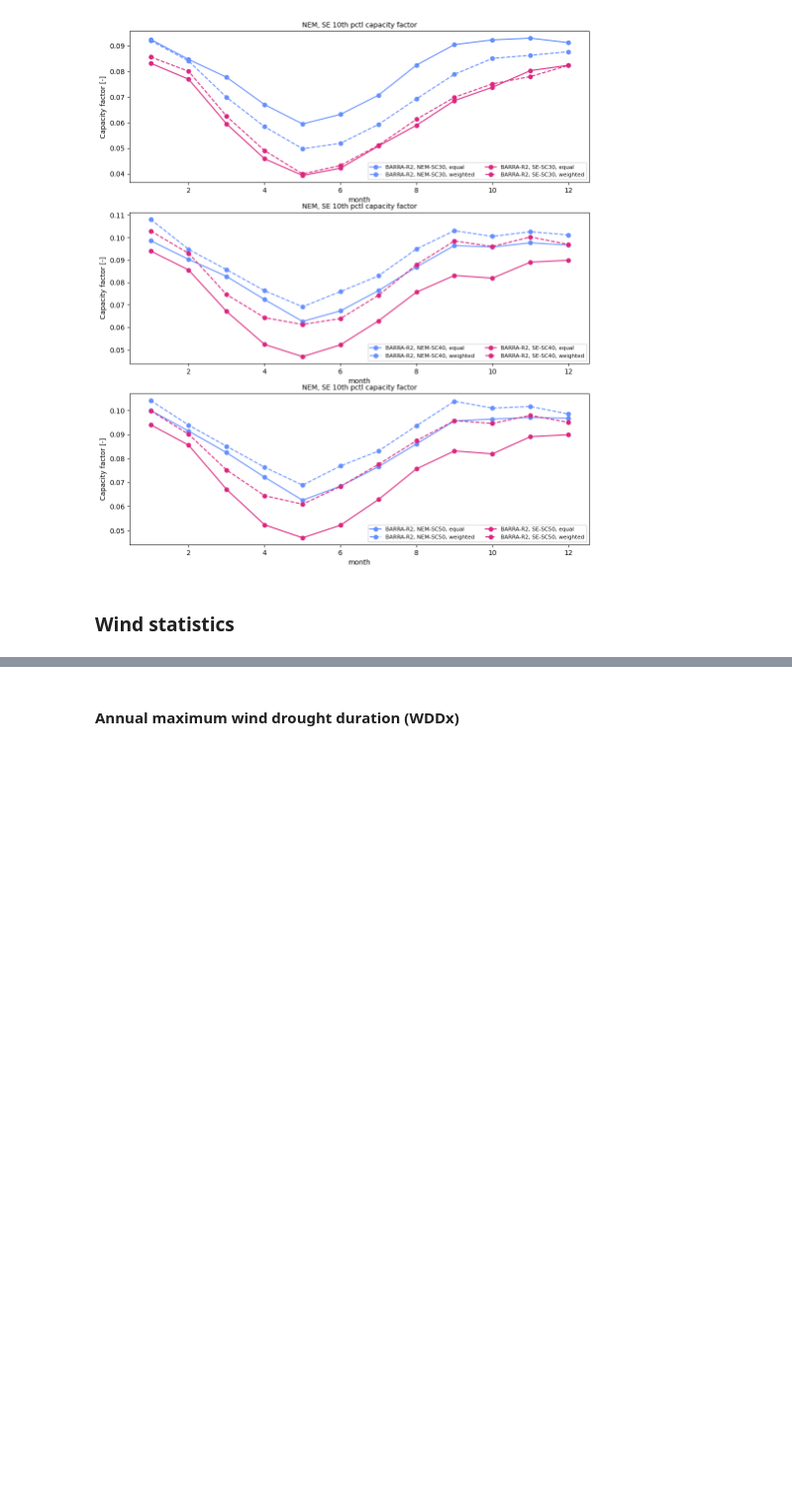
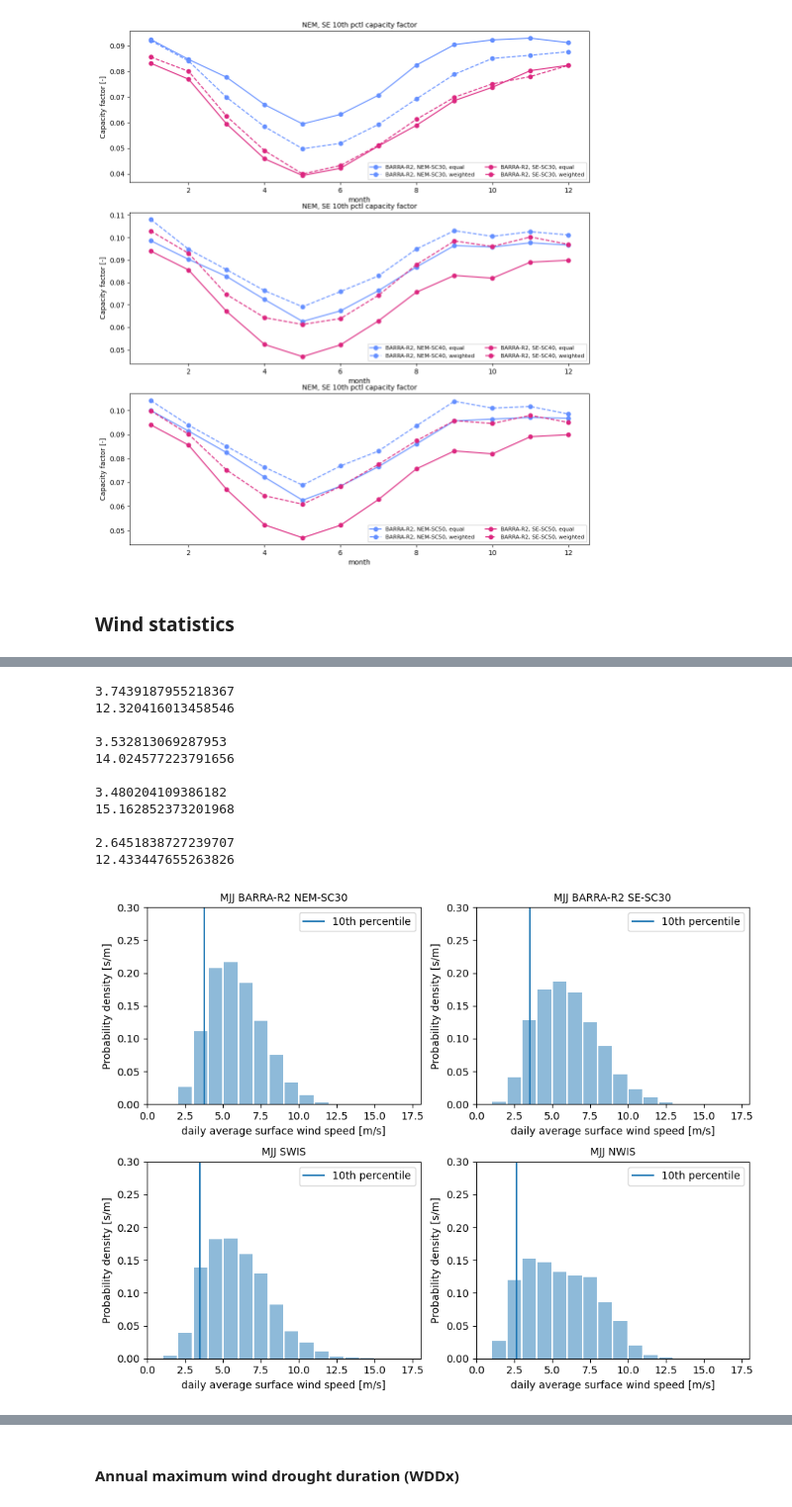
Before and after one commit to dougrichardson/wind_drought, a Jupyter notebook: notebooks/wind_analysis.ipynb, the cells around one changed output, grey strips where cells are left out. Shown at 99% size. Saved outputs shown, nothing was run; the diff lists cells and outputs as text; code cells hidden in the pictures; blank space fills up the shorter version.

```diff
--- a/notebooks/wind_analysis.ipynb
+++ b/notebooks/wind_analysis.ipynb
@@ -370,0 +342,28 @@ plt.tight_layout()
+# %%
+_to_plot =[
+    utils.sel_month(obs_dict["BARRA-R2"]['wind_speed']['NEM-SC30']['weighted'], [5, 6, 7]),
+    utils.sel_month(obs_dict["BARRA-R2"]['wind_speed']['SE-SC30']['weighted'], [5, 6, 7]),
+    utils.sel_month(obs_dict["BARRA-R2"]['wind_speed']['SWIS'], [5, 6, 7]),
+    utils.sel_month(obs_dict["BARRA-R2"]['wind_speed']['NWIS'], [5, 6, 7]),
+]
+
+fig, axes = plt.subplots(2, 2, figsize=(9,7))
+for i, (title, da) in enumerate(zip(
+    ["BARRA-R2 NEM-SC30", "BARRA-R2 SE-SC30", "SWIS", "NWIS"], _to_plot
+)):
+    ax = axes.flatten()[i]
+    plot_ws_hist(ax, da, "MJJ " + title)
+plt.tight_layout()
+# %% [output]
+3.7439187955218367
+12.320416013458546
+
+3.532813069287953
+14.024577223791656
+
+3.480204109386182
+15.162852373201968
+
+2.6451838727239707
+12.433447655263826
+[figure, added]
```
Also changed, not shown: parts of 105 cells of this notebook, 1 other file.
